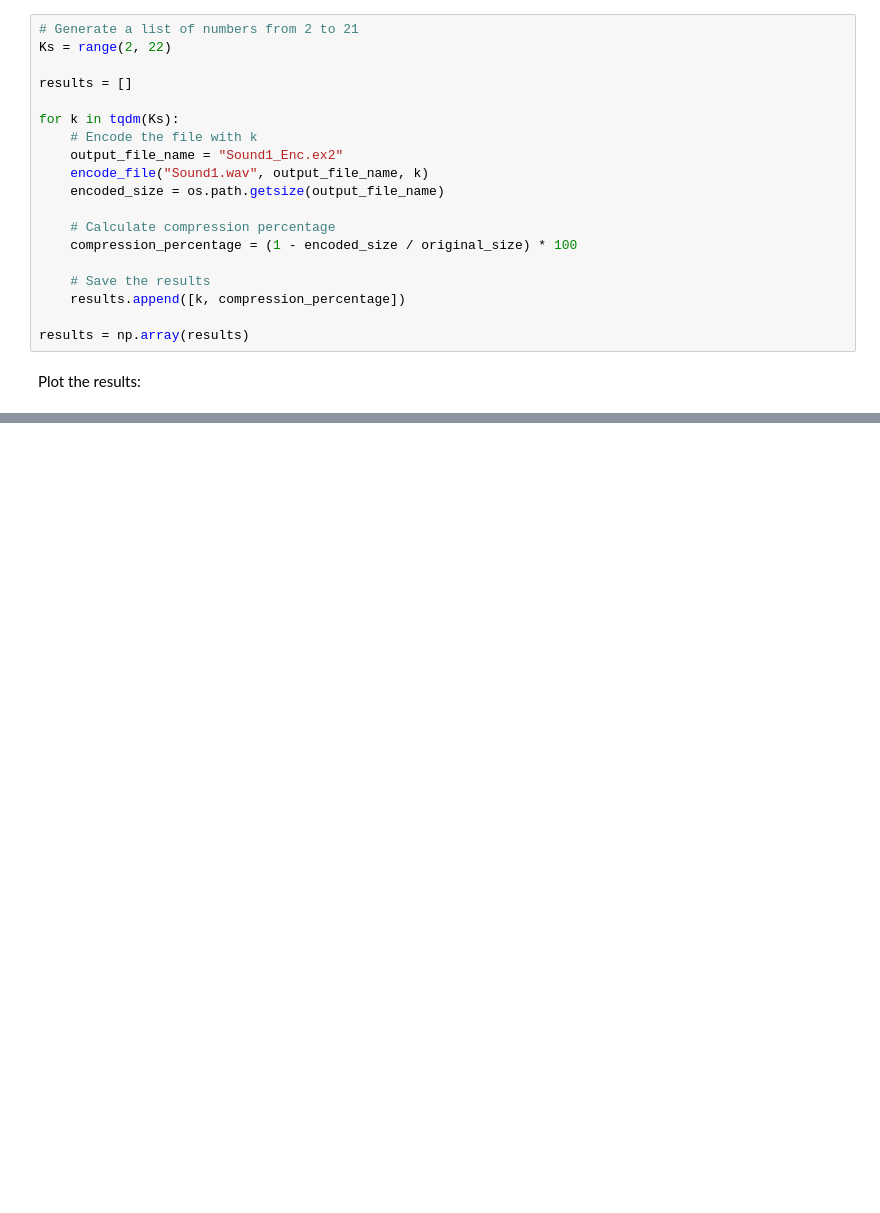
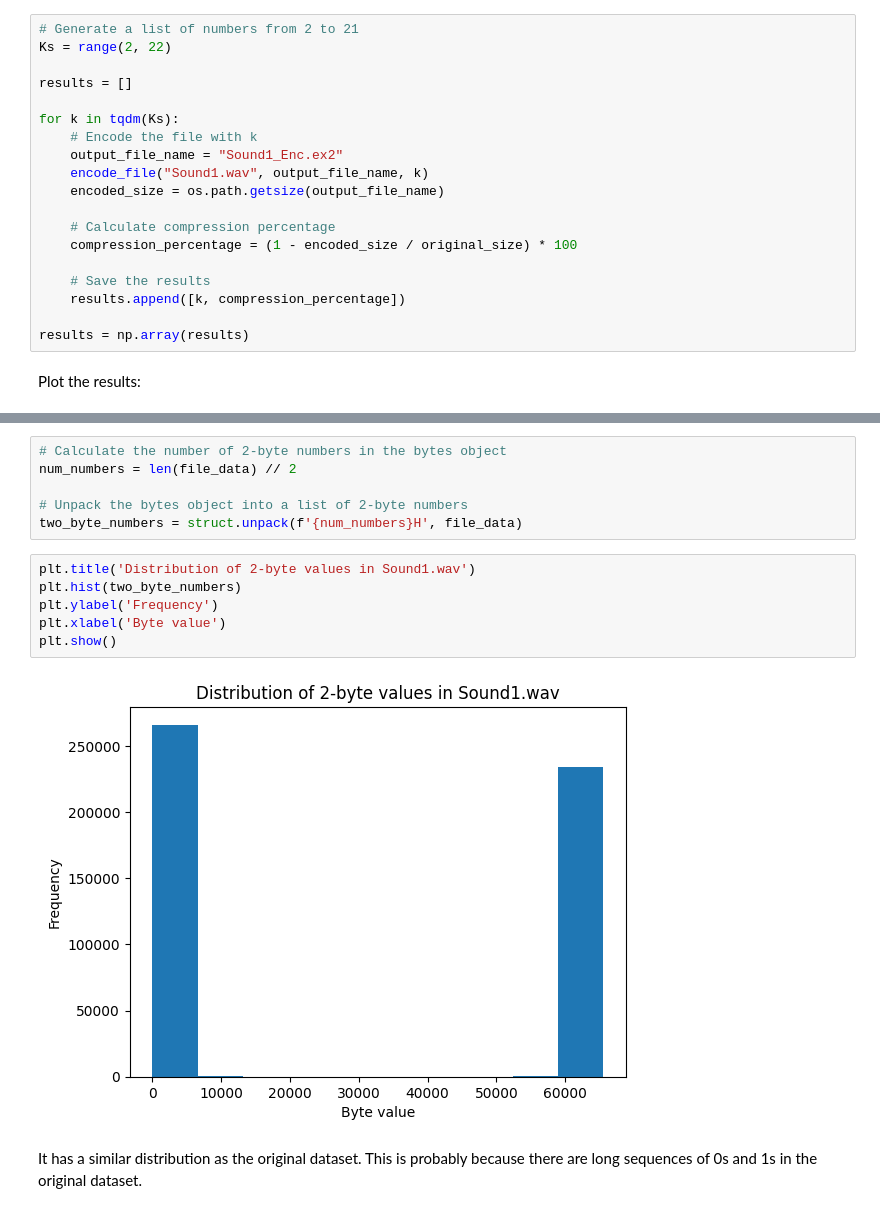
Before and after one commit to plashchynski/cm3065_uol_isp_final, a Jupyter notebook: Exercise 2/Exercise 2.ipynb, the cells around one changed output, grey strips where cells are left out. Cells and saved outputs as stored; diff of their text form; blank space fills up the shorter version.

```diff
--- a/Exercise 2/Exercise 2.ipynb
+++ b/Exercise 2/Exercise 2.ipynb
@@ -236,0 +268,16 @@ Unfortunately, the compression ratio does not seem to be higher than 1 for any K
+# %%
+# Calculate the number of 2-byte numbers in the bytes object
+num_numbers = len(file_data) // 2
+
+# Unpack the bytes object into a list of 2-byte numbers
+two_byte_numbers = struct.unpack(f'{num_numbers}H', file_data)
+# %%
+plt.title('Distribution of 2-byte values in Sound1.wav')
+plt.hist(two_byte_numbers)
+plt.ylabel('Frequency')
+plt.xlabel('Byte value')
+plt.show()
+# %% [output]
+[figure, added]
+# %% [markdown]
+It has a similar distribution as the original dataset. This is probably because there are long sequences of 0s and 1s in the original dataset.
```
Also changed, not shown: parts of 12 cells of this notebook.
